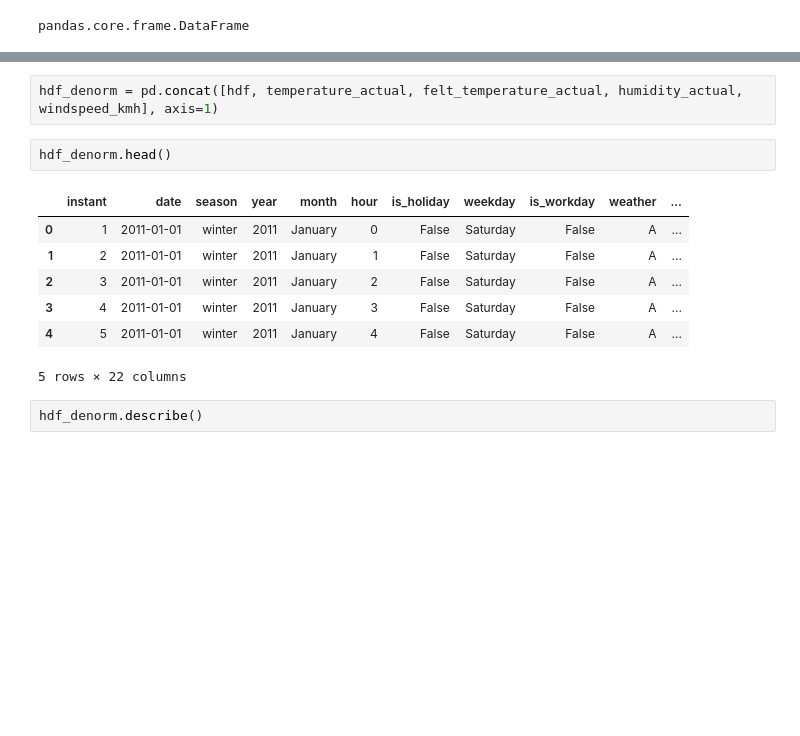
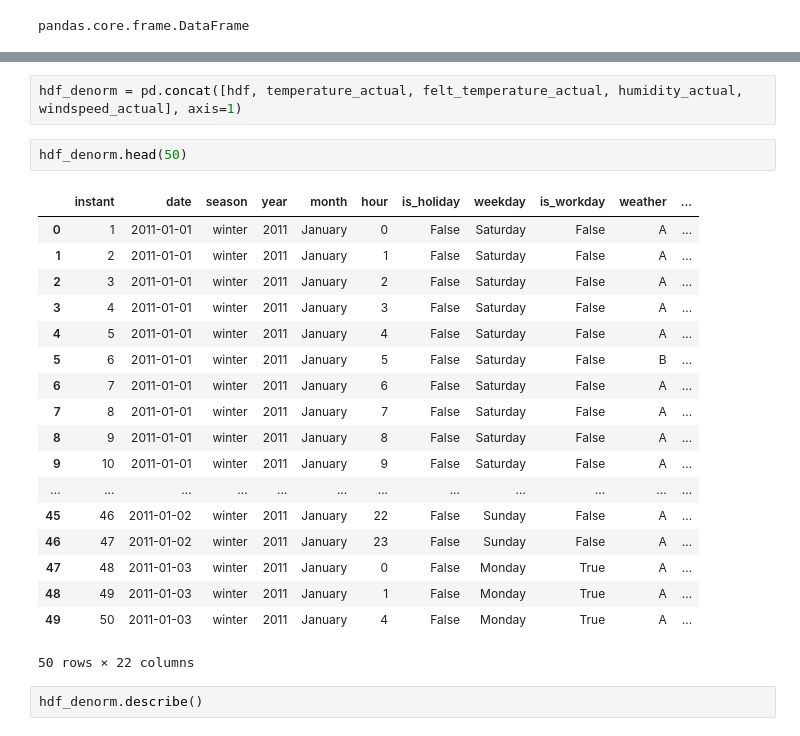
Before and after one commit to shekharbiswas/antelope, a Jupyter notebook: bikesharing.ipynb, the cells around one changed output, grey strips where cells are left out. Drawn from its saved outputs; the diff is of its cells as text; blank space fills up the shorter version.

```diff
--- a/bikesharing.ipynb
+++ b/bikesharing.ipynb
@@ -355,15 +348,26 @@ windspeed_kmh.describe()
 # %%
-hdf_denorm = pd.concat([hdf, temperature_actual, felt_temperature_actual, humidity_actual, windspeed_kmh], axis=1)
+hdf_denorm = pd.concat([hdf, temperature_actual, felt_temperature_actual, humidity_actual, windspeed_actual], axis=1)
 # %%
-hdf_denorm.head()
+hdf_denorm.head(50)
 # %% [output]
 |  | instant | date | season | year | month | hour | is_holiday | weekday | is_workday | weather | ... |
 | 0 | 1 | 2011-01-01 | winter | 2011 | January | 0 | False | Saturday | False | A | ... |
 | 1 | 2 | 2011-01-01 | winter | 2011 | January | 1 | False | Saturday | False | A | ... |
 | 2 | 3 | 2011-01-01 | winter | 2011 | January | 2 | False | Saturday | False | A | ... |
 | 3 | 4 | 2011-01-01 | winter | 2011 | January | 3 | False | Saturday | False | A | ... |
 | 4 | 5 | 2011-01-01 | winter | 2011 | January | 4 | False | Saturday | False | A | ... |
+| 5 | 6 | 2011-01-01 | winter | 2011 | January | 5 | False | Saturday | False | B | ... |
+| 6 | 7 | 2011-01-01 | winter | 2011 | January | 6 | False | Saturday | False | A | ... |
+| 7 | 8 | 2011-01-01 | winter | 2011 | January | 7 | False | Saturday | False | A | ... |
+| 8 | 9 | 2011-01-01 | winter | 2011 | January | 8 | False | Saturday | False | A | ... |
+| 9 | 10 | 2011-01-01 | winter | 2011 | January | 9 | False | Saturday | False | A | ... |
+| ... | ... | ... | ... | ... | ... | ... | ... | ... | ... | ... | ... |
+| 45 | 46 | 2011-01-02 | winter | 2011 | January | 22 | False | Sunday | False | A | ... |
+| 46 | 47 | 2011-01-02 | winter | 2011 | January | 23 | False | Sunday | False | A | ... |
+| 47 | 48 | 2011-01-03 | winter | 2011 | January | 0 | False | Monday | True | A | ... |
+| 48 | 49 | 2011-01-03 | winter | 2011 | January | 1 | False | Monday | True | A | ... |
+| 49 | 50 | 2011-01-03 | winter | 2011 | January | 4 | False | Monday | True | A | ... |
-5 rows × 22 columns
+50 rows × 22 columns
 # %%
 hdf_denorm.describe()
 # %% [output]
```
Also changed, not shown: parts of 3 cells of this notebook.
